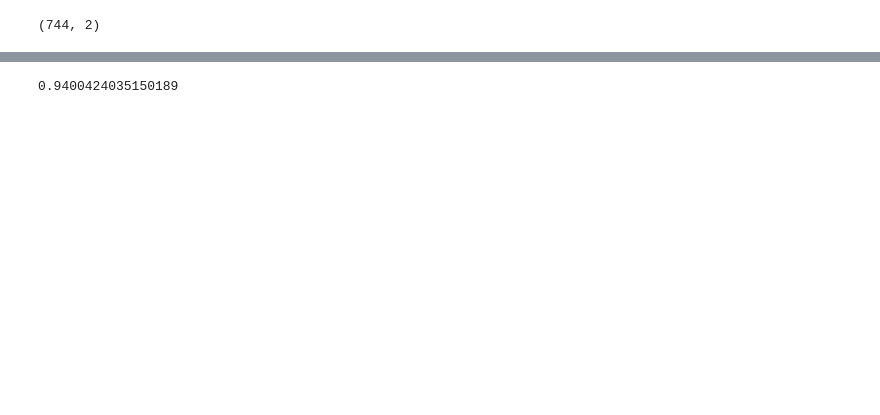
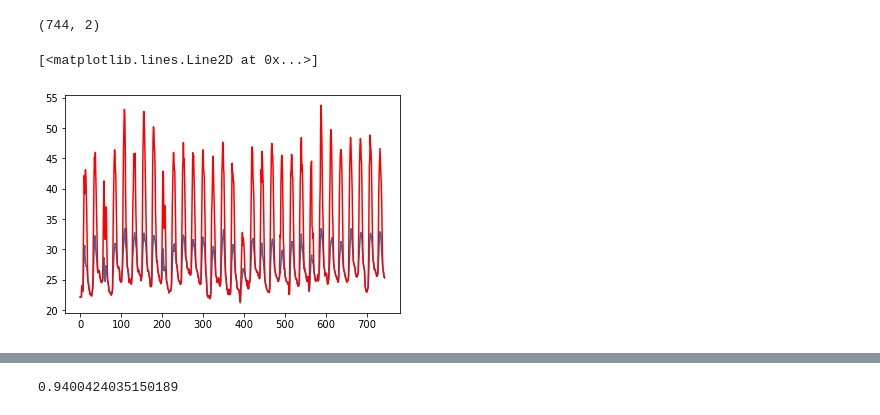
Before and after one commit to saeranv/astrobot, a Jupyter notebook: experiments/uwg/check_roof_alb.ipynb, the cells around one changed output, grey strips where cells are left out. Drawn from its saved outputs; the diff is of its cells as text; code cells hidden in the pictures; blank space fills up the shorter version.

```diff
--- a/experiments/uwg/check_roof_alb.ipynb
+++ b/experiments/uwg/check_roof_alb.ipynb
@@ -55,5 +82,17 @@ df = pd.DataFrame({'d1': d1, 'd2': d2})
 print(df.shape)
 # %% [output]
 (744, 2)
+# %%
+import matplotlib.pyplot as plt
+
+x = np.array([ucm.roofTemp - 273.15 for ucm in model1.UCMData])
+y = np.array([ucm.roofTemp - 273.15 for ucm in model2.UCMData])
+
+f, a = plt.subplots()
+a.plot(np.arange(len(x)), x)
+a.plot(np.arange(len(x)), y, 'red') # makes sense, higher roof temps
+# %% [output]
+[<matplotlib.lines.Line2D at 0x...>]
+[figure, added]
 # %%
 df['subt'] = df.d1 - df.d2
```
Also changed, not shown: parts of 5 cells of this notebook, 3 other files.
